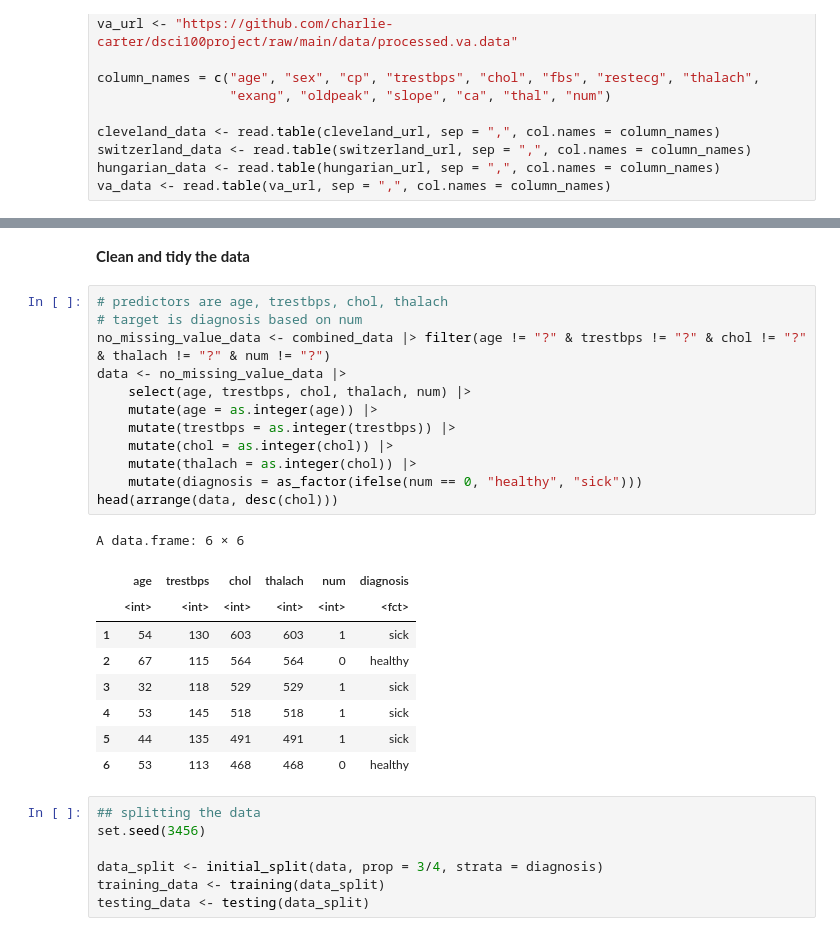
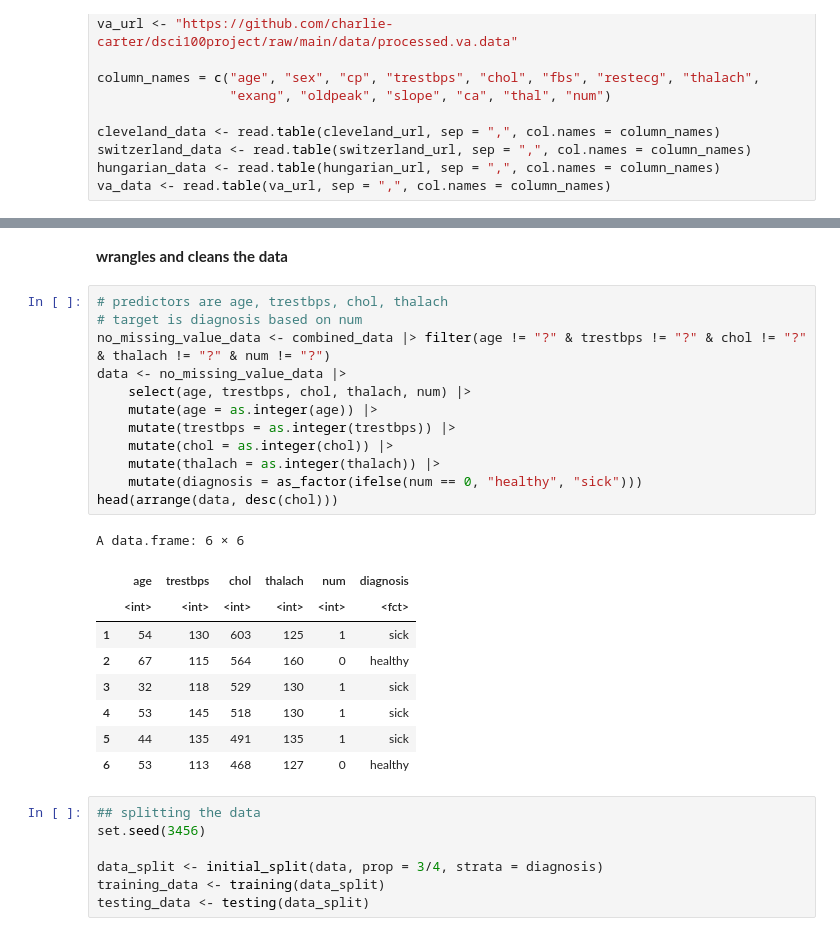
Before and after one commit to charlie-carter/dsci100project, a Jupyter notebook: report.ipynb, the cells around one changed output, grey strips where cells are left out. Saved outputs shown, nothing was run; the diff lists cells and outputs as text.

```diff
--- a/report.ipynb
+++ b/report.ipynb
@@ -112,27 +127,27 @@ head(combined_data)
 # %% [markdown]
-**Clean and tidy the data**
+**wrangles and cleans the data**
 # %%
 # predictors are age, trestbps, chol, thalach
 # target is diagnosis based on num
 no_missing_value_data <- combined_data |> filter(age != "?" & trestbps != "?" & chol != "?" & thalach != "?" & num != "?")
 data <- no_missing_value_data |>
     select(age, trestbps, chol, thalach, num) |>
     mutate(age = as.integer(age)) |>
     mutate(trestbps = as.integer(trestbps)) |>
     mutate(chol = as.integer(chol)) |>
-    mutate(thalach = as.integer(chol)) |>
+    mutate(thalach = as.integer(thalach)) |>
     mutate(diagnosis = as_factor(ifelse(num == 0, "healthy", "sick")))
 head(arrange(data, desc(chol)))
 # %% [output]
 A data.frame: 6 × 6
 |  | age | trestbps | chol | thalach | num | diagnosis |
 |  | <int> | <int> | <int> | <int> | <int> | <fct> |
-| 1 | 54 | 130 | 603 | 603 | 1 | sick |
-| 2 | 67 | 115 | 564 | 564 | 0 | healthy |
-| 3 | 32 | 118 | 529 | 529 | 1 | sick |
-| 4 | 53 | 145 | 518 | 518 | 1 | sick |
-| 5 | 44 | 135 | 491 | 491 | 1 | sick |
-| 6 | 53 | 113 | 468 | 468 | 0 | healthy |
+| 1 | 54 | 130 | 603 | 125 | 1 | sick |
+| 2 | 67 | 115 | 564 | 160 | 0 | healthy |
+| 3 | 32 | 118 | 529 | 130 | 1 | sick |
+| 4 | 53 | 145 | 518 | 130 | 1 | sick |
+| 5 | 44 | 135 | 491 | 135 | 1 | sick |
+| 6 | 53 | 113 | 468 | 127 | 0 | healthy |
 # %%
 ## splitting the data
 set.seed(3456)
```
Also changed, not shown: parts of 18 cells of this notebook.
